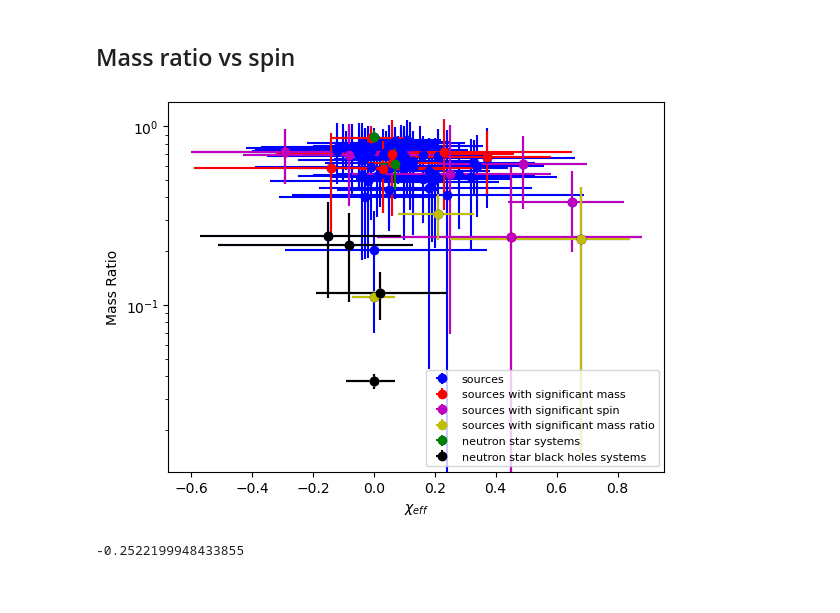
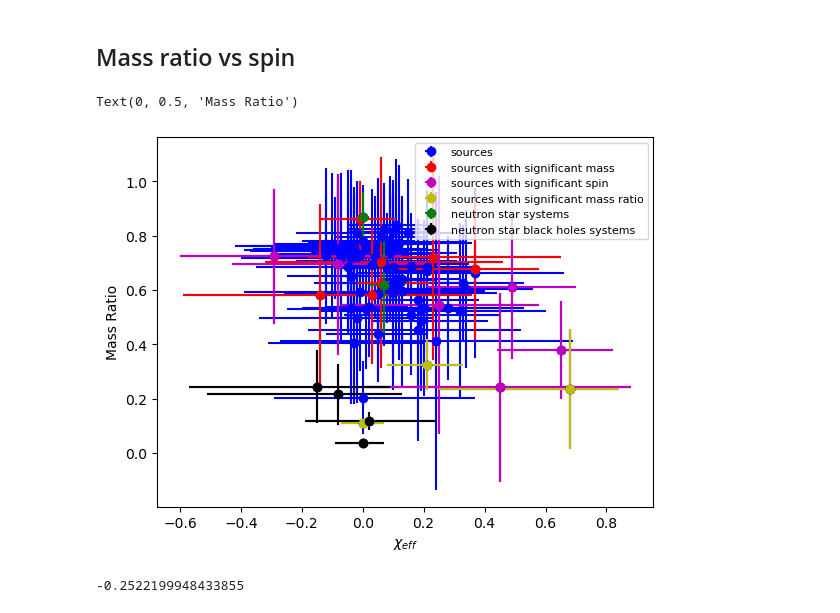
Before and after one commit to Sareva00/LIGO-project, a Jupyter notebook: properties.ipynb, the cells around one changed output. Cells and saved outputs as stored; diff of their text form; code cells hidden in the pictures.

```diff
--- a/properties.ipynb
+++ b/properties.ipynb
@@ -460,10 +462,11 @@ correlation("ratio", "total_mass")
 # %%
 graph("chi_eff", "ratio", "chi_eff_lw", "chi_eff_up", "ratio_err", "ratio_err")
 plt.xlabel("$\chi_{eff}$")
 plt.ylabel("Mass Ratio")
-plt.yscale("log")
+#plt.yscale("log") to see better the anticorrelation
 # %% [output]
+Text(0, 0.5, 'Mass Ratio')
-[figure, old version]
+[figure, new version]
 # %%
 correlation("ratio", "chi_eff")
 # %% [output]
```
Also changed, not shown: parts of 4 cells of this notebook, 2 other files.
